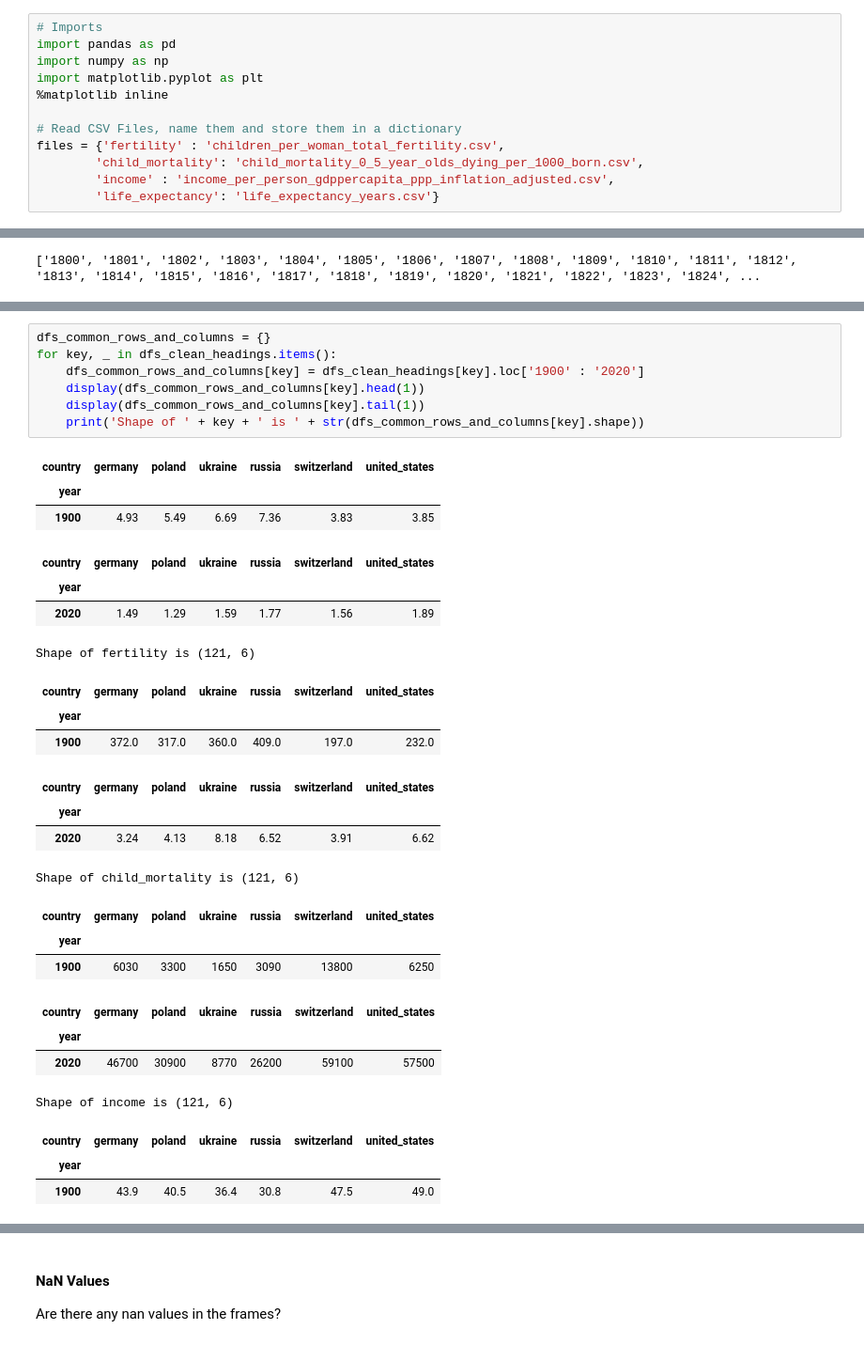
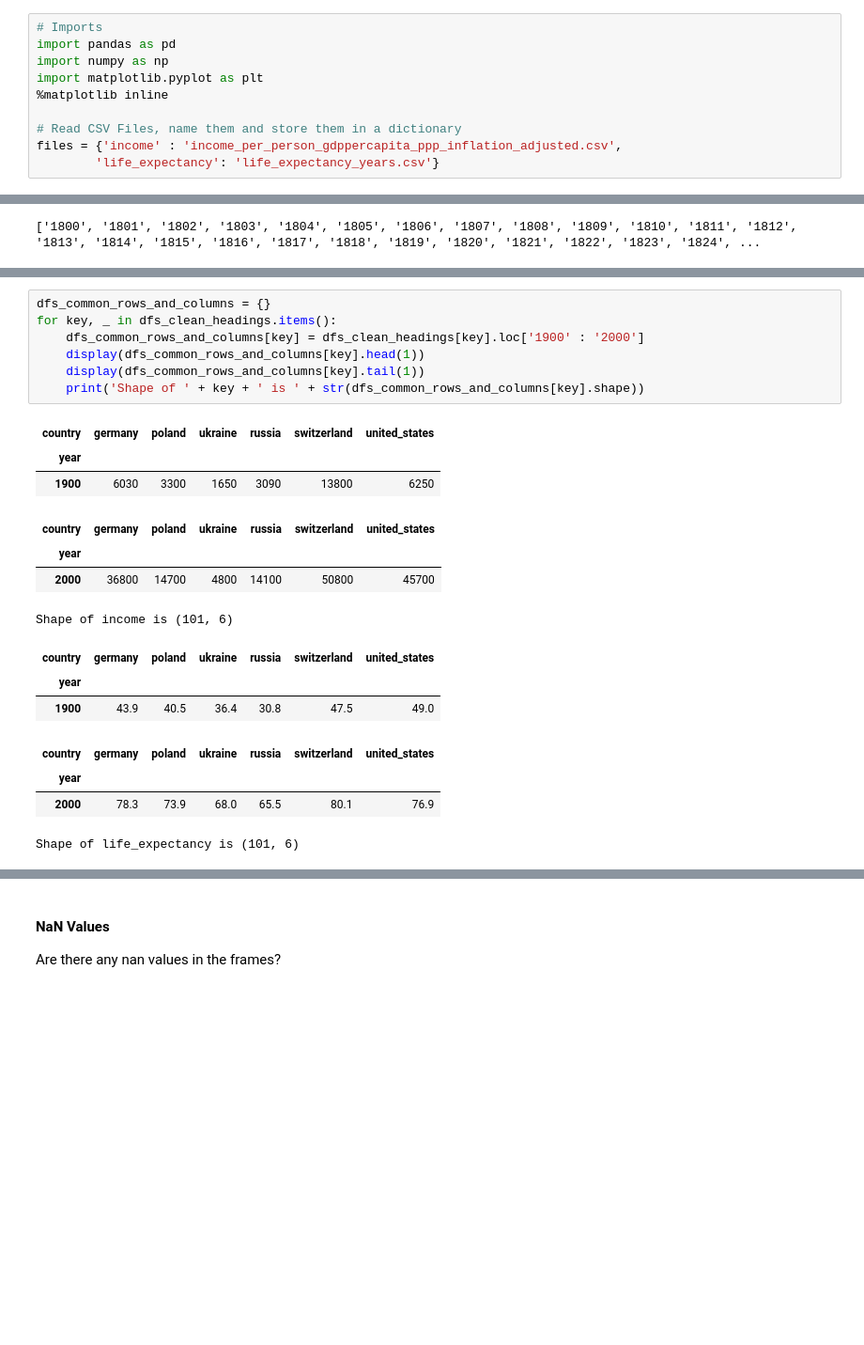
Before and after one commit to schorschie/udacity, a Jupyter notebook: project_02/Gapminder World Dataset Investigation.ipynb, the cells around one changed output, grey strips where cells are left out. Shown: that part at 94% size. Cells and saved outputs as stored; diff of their text form; blank space fills up the shorter version.

```diff
--- a/project_02/Gapminder World Dataset Investigation.ipynb
+++ b/project_02/Gapminder World Dataset Investigation.ipynb
@@ -16,9 +16,7 @@ import matplotlib.pyplot as plt
 %matplotlib inline
 
 # Read CSV Files, name them and store them in a dictionary
-files = {'fertility' : 'children_per_woman_total_fertility.csv',
-        'child_mortality': 'child_mortality_0_5_year_olds_dying_per_1000_born.csv',
-        'income' : 'income_per_person_gdppercapita_ppp_inflation_adjusted.csv',
+files = {'income' : 'income_per_person_gdppercapita_ppp_inflation_adjusted.csv',
         'life_expectancy': 'life_expectancy_years.csv'}
 # %% [markdown]
 <a id='intro'></a>
@@ -204,32 +180,22 @@ The next cell shortens the index and shows, that now all frames are equally size
 # %%
 dfs_common_rows_and_columns = {}
 for key, _ in dfs_clean_headings.items():
-    dfs_common_rows_and_columns[key] = dfs_clean_headings[key].loc['1900' : '2020']
+    dfs_common_rows_and_columns[key] = dfs_clean_headings[key].loc['1900' : '2000']
     display(dfs_common_rows_and_columns[key].head(1))
     display(dfs_common_rows_and_columns[key].tail(1))
     print('Shape of ' + key + ' is ' + str(dfs_common_rows_and_columns[key].shape))
 # %% [output]
 | country | germany | poland | ukraine | russia | switzerland | united_states |
 | year |  |  |  |  |  |  |
-| 1900 | 4.93 | 5.49 | 6.69 | 7.36 | 3.83 | 3.85 |
+| 1900 | 6030 | 3300 | 1650 | 3090 | 13800 | 6250 |
 | country | germany | poland | ukraine | russia | switzerland | united_states |
 | year |  |  |  |  |  |  |
-| 2020 | 1.49 | 1.29 | 1.59 | 1.77 | 1.56 | 1.89 |
+| 2000 | 36800 | 14700 | 4800 | 14100 | 50800 | 45700 |
-Shape of fertility is (121, 6)
+Shape of income is (101, 6)
 | country | germany | poland | ukraine | russia | switzerland | united_states |
 | year |  |  |  |  |  |  |
-| 1900 | 372.0 | 317.0 | 360.0 | 409.0 | 197.0 | 232.0 |
+| 1900 | 43.9 | 40.5 | 36.4 | 30.8 | 47.5 | 49.0 |
 | country | germany | poland | ukraine | russia | switzerland | united_states |
 | year |  |  |  |  |  |  |
-| 2020 | 3.24 | 4.13 | 8.18 | 6.52 | 3.91 | 6.62 |
+| 2000 | 78.3 | 73.9 | 68.0 | 65.5 | 80.1 | 76.9 |
-Shape of child_mortality is (121, 6)
+Shape of life_expectancy is (101, 6)
-| country | germany | poland | ukraine | russia | switzerland | united_states |
-| year |  |  |  |  |  |  |
-| 1900 | 6030 | 3300 | 1650 | 3090 | 13800 | 6250 |
-| country | germany | poland | ukraine | russia | switzerland | united_states |
-| year |  |  |  |  |  |  |
-| 2020 | 46700 | 30900 | 8770 | 26200 | 59100 | 57500 |
-Shape of income is (121, 6)
-| country | germany | poland | ukraine | russia | switzerland | united_states |
-| year |  |  |  |  |  |  |
-| 1900 | 43.9 | 40.5 | 36.4 | 30.8 | 47.5 | 49.0 |
```
Also changed, not shown: parts of 24 cells of this notebook, 10 other files.
